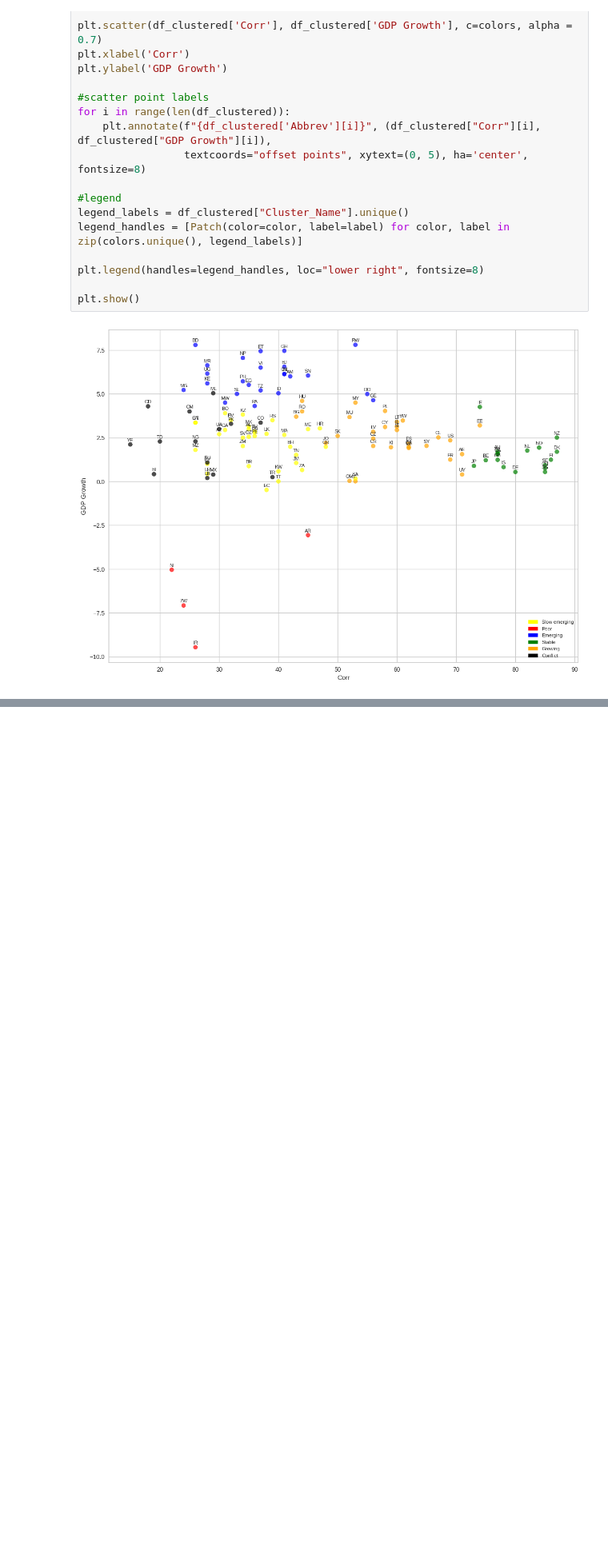
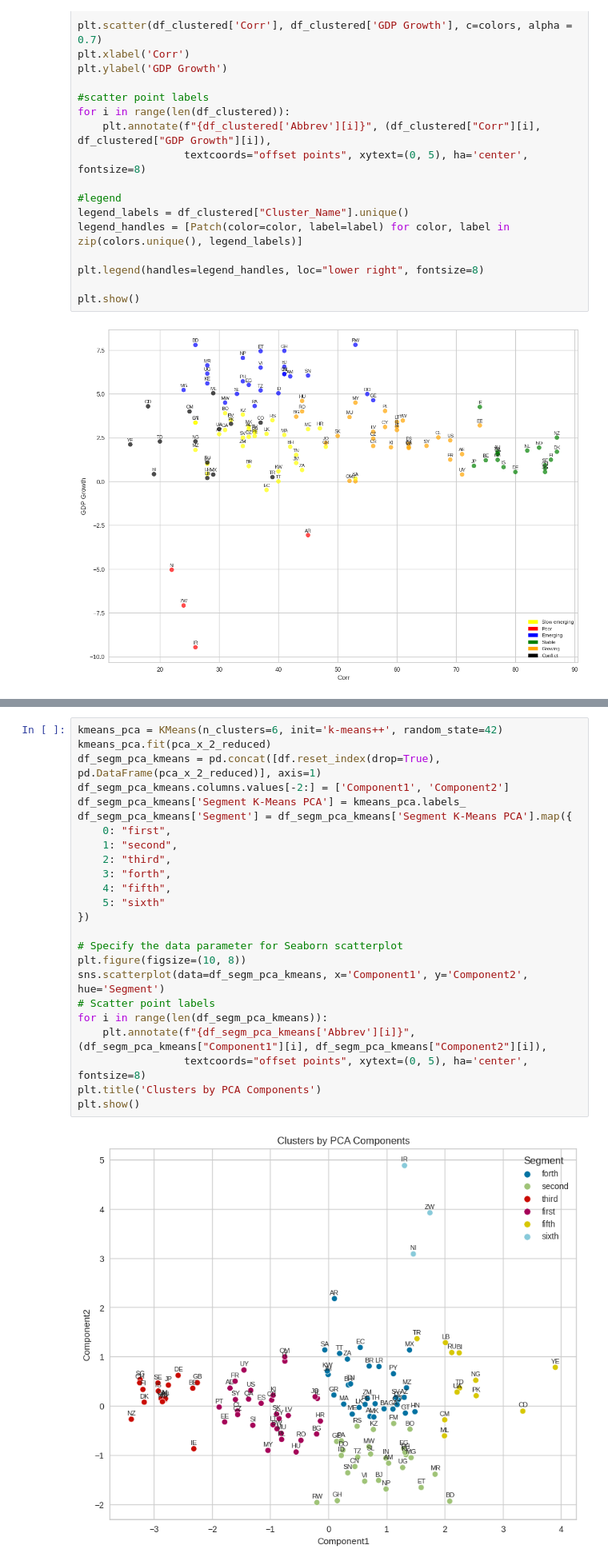
Before and after one commit to venidaydream/Data-Science, a Jupyter notebook: Copy_of_Taller2_Elbow_PCA_Venelina.ipynb, the cells around one changed output, grey strips where cells are left out. Shown at 80% size. Cells and saved outputs as stored; diff of their text form; blank space fills up the shorter version.

```diff
--- a/Copy_of_Taller2_Elbow_PCA_Venelina.ipynb
+++ b/Copy_of_Taller2_Elbow_PCA_Venelina.ipynb
@@ -220,0 +312,26 @@ plt.show()
+# %%
+kmeans_pca = KMeans(n_clusters=6, init='k-means++', random_state=42)
+kmeans_pca.fit(pca_x_2_reduced)
+df_segm_pca_kmeans = pd.concat([df.reset_index(drop=True), pd.DataFrame(pca_x_2_reduced)], axis=1)
+df_segm_pca_kmeans.columns.values[-2:] = ['Component1', 'Component2']
+df_segm_pca_kmeans['Segment K-Means PCA'] = kmeans_pca.labels_
+df_segm_pca_kmeans['Segment'] = df_segm_pca_kmeans['Segment K-Means PCA'].map({
+    0: "first",
+    1: "second",
+    2: "third",
+    3: "forth",
+    4: "fifth",
+    5: "sixth"
+})
+
+# Specify the data parameter for Seaborn scatterplot
+plt.figure(figsize=(10, 8))
+sns.scatterplot(data=df_segm_pca_kmeans, x='Component1', y='Component2', hue='Segment')
+# Scatter point labels
+for i in range(len(df_segm_pca_kmeans)):
+    plt.annotate(f"{df_segm_pca_kmeans['Abbrev'][i]}", (df_segm_pca_kmeans["Component1"][i], df_segm_pca_kmeans["Component2"][i]),
+                 textcoords="offset points", xytext=(0, 5), ha='center', fontsize=8)
+plt.title('Clusters by PCA Components')
+plt.show()
+# %% [output]
+[figure, added]
```
Also changed, not shown: parts of 12 cells of this notebook.
